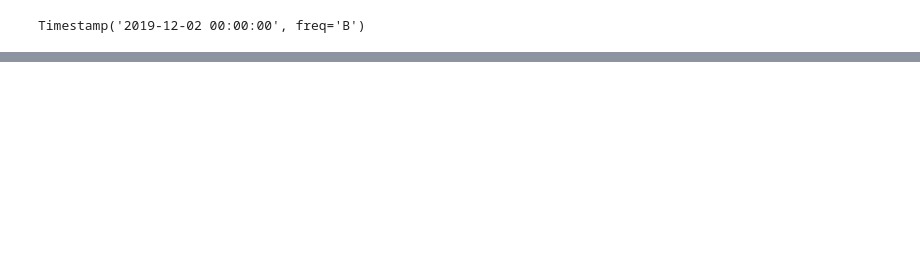
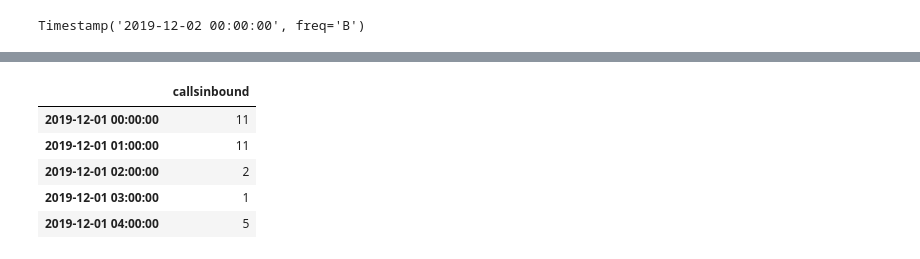
Before and after one commit to moranneil/Programming-For-Data-Analysis-Project-2019, a Jupyter notebook: Programming-For-Data-Analysis-Project-2019.ipynb, the cells around one changed output, grey strips where cells are left out. Saved outputs shown, nothing was run; the diff lists cells and outputs as text; code cells hidden in the pictures; blank space fills up the shorter version.

```diff
--- a/Programming-For-Data-Analysis-Project-2019.ipynb
+++ b/Programming-For-Data-Analysis-Project-2019.ipynb
@@ -63,0 +64,9 @@ AttributeError: 'DatetimeIndex' object has no attribute 'between_time'
+# %%
+ecas.head()
+# %% [output]
+|  | callsinbound |
+| 2019-12-01 00:00:00 | 11 |
+| 2019-12-01 01:00:00 | 11 |
+| 2019-12-01 02:00:00 | 2 |
+| 2019-12-01 03:00:00 | 1 |
+| 2019-12-01 04:00:00 | 5 |
```
Also changed, not shown: parts of 25 cells of this notebook.
